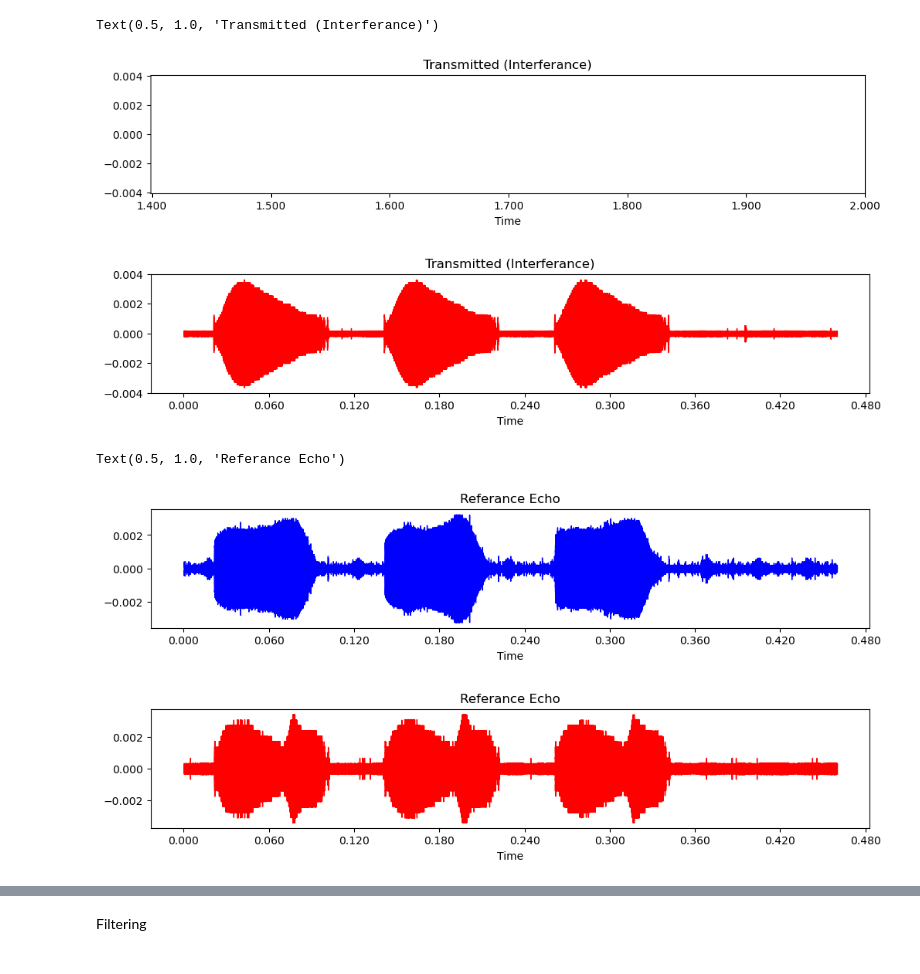
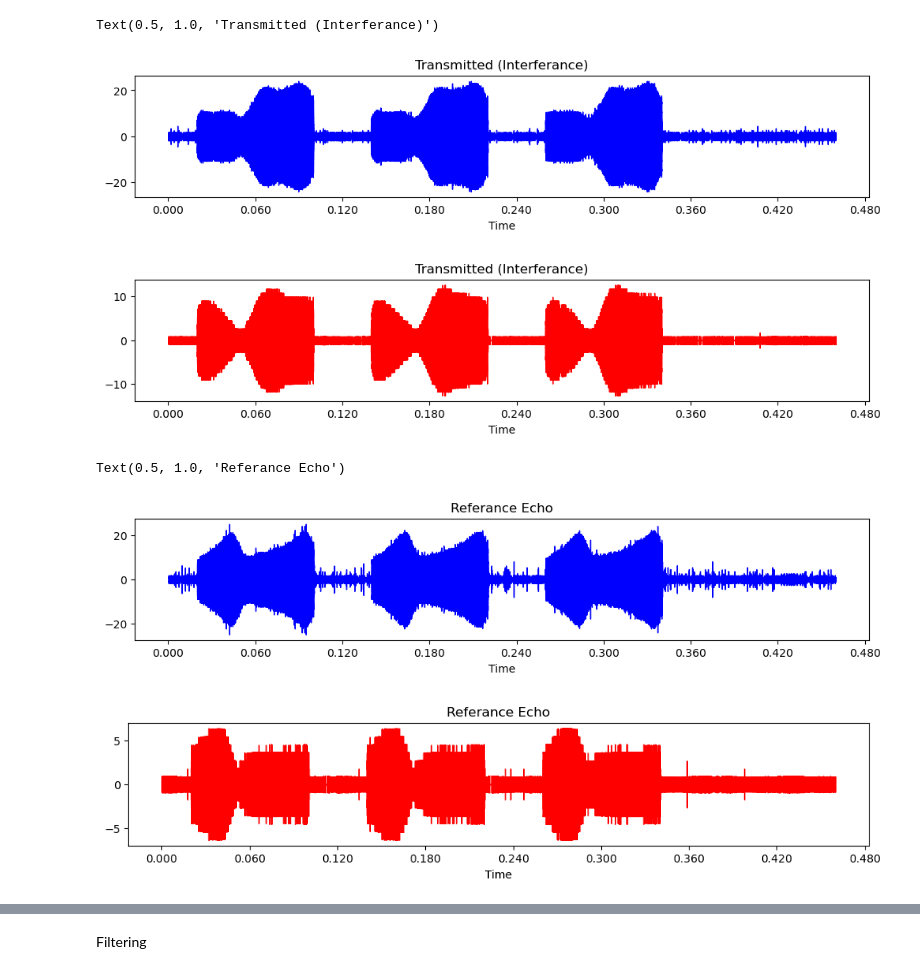
Before and after one commit to SaadiaJameel/ear-echo, a Jupyter notebook: Ear_Echo/Signal Analyzing.ipynb, the cells around one changed output, grey strips where cells are left out. Cells and saved outputs as stored; diff of their text form; code cells hidden in the pictures.

```diff
--- a/Ear_Echo/Signal Analyzing.ipynb
+++ b/Ear_Echo/Signal Analyzing.ipynb
@@ -125,17 +150,17 @@ def Phase_lag_xcc(A,B,sampling_rate):
 
     return(recovered_time_shift*(1/1000)*(np.pi*2*omega))
 # %%
-F_min = 18000 # 16KHz
-F_max = 24000 # 20KHz
-sampling_rate = 200000 # 384KHz
-Fs = 200000  # 200KHz
+F_min = 16000 # 16KHz
+F_max = 22000 # 20KHz
+sampling_rate = 100000 # 384KHz
+Fs = 100000  # 200KHz
 FMCW_duration = 0.08
 silent_duration = 0.02
 # %%
 #def normalize(x):
    # return(x)
 # %%
-sound,sr = librosa.load("TR 18-24_filtered.wav",sr=sampling_rate)
+sound,sr = librosa.load("TR Type 1_filtered.wav",sr=sampling_rate)
 # %%
 Tr_chirp =normalize([sound[:int(0.4*sampling_rate)]])[0]
 # %%
@@ -156,43 +181,24 @@ def get_data(filename):
         time,A,B = read_data(file_name)
         dA_1,dB_1 = np.concatenate((dA_1,A)),np.concatenate((dB_1,B))
     return(dA_1,dB_1)
-# %%
-def segment_chirp(recieved_wave,fs):
-    s = recieved_wave[int(0.3*fs):int(2*fs)]
-    chirp_confirm=False
-    su=0
-    while(chirp_confirm==False):
-        key = np.where(s>0.0015)[0][0]
-        curr = key + int(0.12*fs)
-        if (s[curr]>0.0015):
-            curr = curr+int(0.12*fs)
-            if (s[curr]>0.0015):
-                curr = curr+int(0.22*fs)
-                if (s[curr]>0.0015):
-                    P = key + int(0.3*fs)
-                    chirp_confirm=True
-        curr = curr-int(0.06*fs)
-        #print(curr)
-        su=su+curr
-        s=s[curr:]
-    return(recieved_wave[P+su - int(0.02*fs): su+P+int(0.4*fs)])
 # %%
-Intfer_A_d,Intfer_B_d = get_data("Data_(18-24)\Ifer")
+Intfer_A_d,Intfer_B_d = get_data("Attemp 2\Ifer 50")
 # %%
-Intfer_A = normalize([Intfer_A_d])[0][int(Fs*1.379):int(Fs*(1.379+0.46))]
-Intfer_B = normalize([Intfer_B_d])[0][int(Fs*1.379):int(Fs*(1.379+0.46))]
+ind = segment_chirp(Intfer_A_d,Fs)
+Intfer_A = ([Intfer_A_d])[0][ind[0]:ind[1]]
+Intfer_B = ([Intfer_B_d])[0][ind[0]:ind[1]]
 
 plt.figure(figsize=(12,2))
 librosa.display.waveshow(Intfer_A,sr=Fs,color="blue")
 plt.title("Transmitted (Interferance)")
-plt.xlim((1.399,2))
+#plt.xlim((1.478,2))
 
 plt.figure(figsize=(12,2))
 librosa.display.waveshow(Intfer_B,sr=Fs,color="red")
 plt.title("Transmitted (Interferance)")
 #plt.xlim((0.49,0.89))
 # %% [output]
 Text(0.5, 1.0, 'Transmitted (Interferance)')
-[figure, old version]
+[figure, new version]
-[figure, old version]
+[figure, new version]
 # %%
@@ -211,11 +217,13 @@ ref_B0 = normalize([ref_B0d])[0][int(Fs*1.207):int(Fs*(1.207+0.46))]
 # %%
-Ref_A_1 = normalize([Ref_A_1_d])[0][int(Fs*1.207):int(Fs*(1.207+0.46))]
-Ref_B_1 = normalize([Ref_B_1_d])[0][int(Fs*1.207):int(Fs*(1.207+0.46))]
-#[int(Fs*0.95):int(Fs*1.35)]
+ind = segment_chirp(Ref_A_1_d,Fs,thresh=0.0016,delay=0.3)
+# 0,1,2 0.3
+Ref_A_1 = ([Ref_A_1_d])[0][ind[0]:ind[1]]
+Ref_B_1 = ([Ref_B_1_d])[0][ind[0]:ind[1]]
+
 plt.figure(figsize=(12,2))
 librosa.display.waveshow(Ref_A_1,sr=Fs,color="blue")
 plt.title("Referance Echo")
-#plt.xlim((1.227,2))
+#plt.xlim((0.491,1))
 
 plt.figure(figsize=(12,2))
 librosa.display.waveshow(Ref_B_1,sr=Fs,color="red")
@@ -223,6 +231,6 @@ plt.title("Referance Echo")
 #plt.xlim((0.49,0.89))
 # %% [output]
 Text(0.5, 1.0, 'Referance Echo')
-[figure, old version]
+[figure, new version]
-[figure, old version]
+[figure, new version]
 # %%
```
Also changed, not shown: parts of 26 cells of this notebook.
